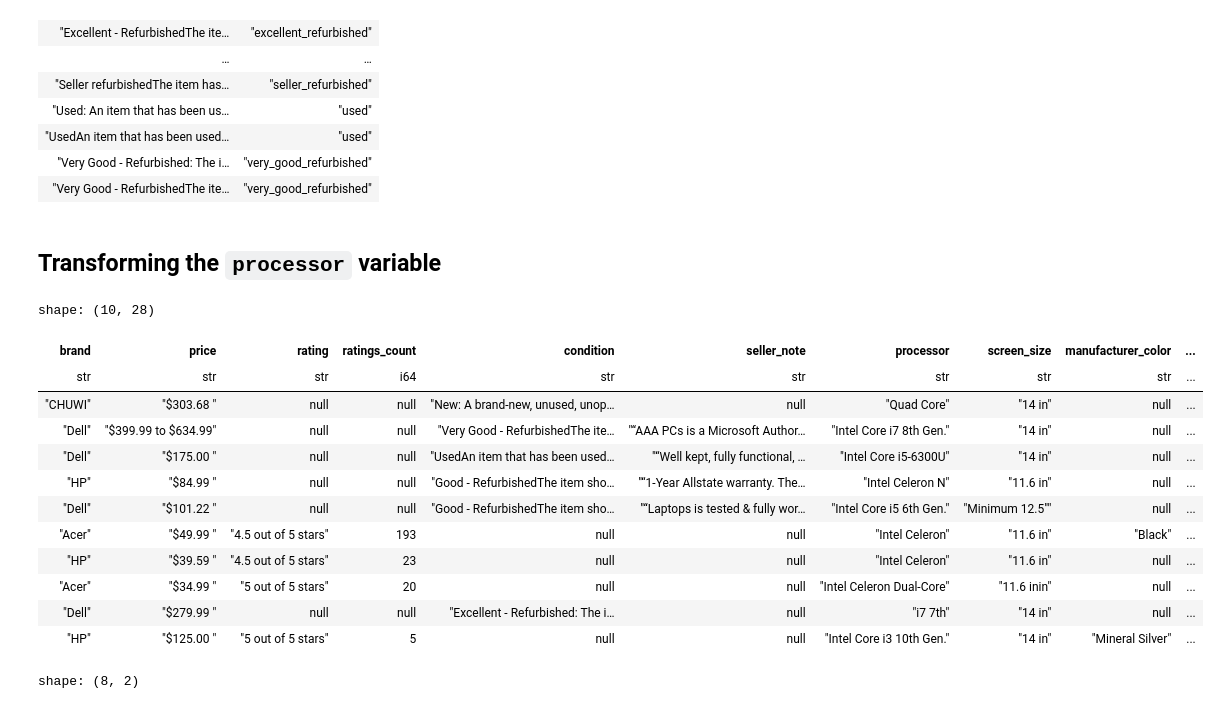
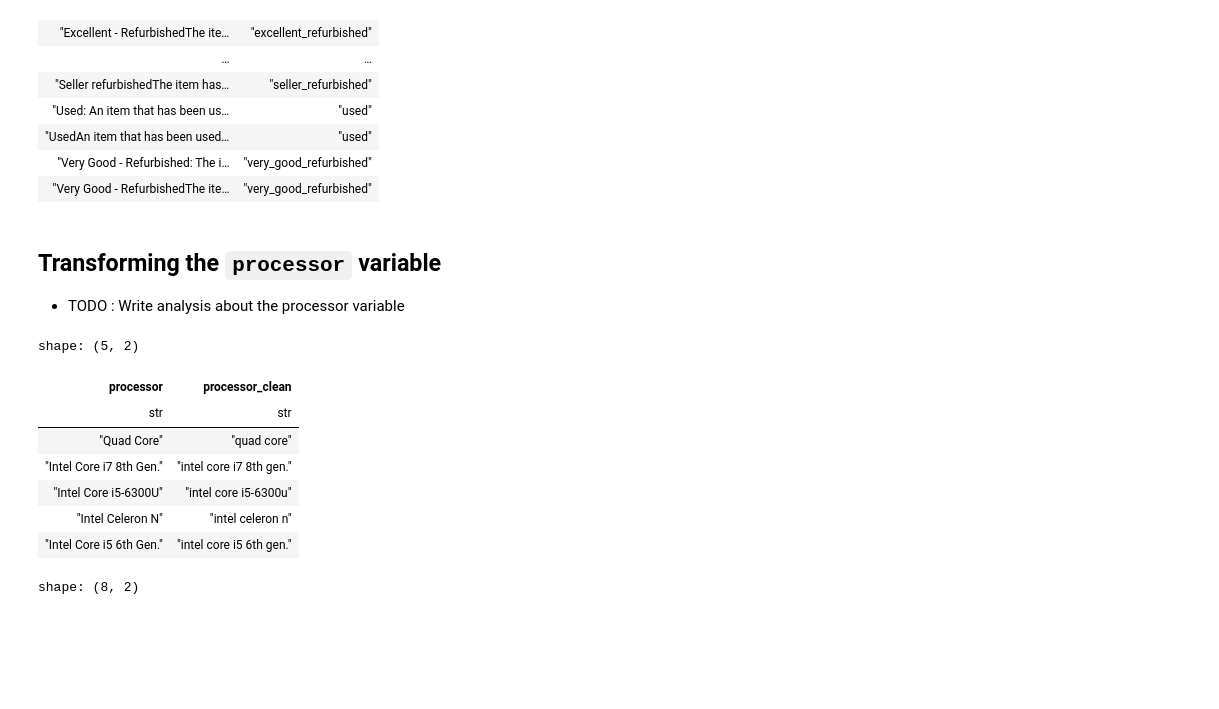
Before and after one commit to jxareas/laptop-price-catboost, a Jupyter notebook: notebooks/laptop_data_cleansing.ipynb, the cells around one changed output. Drawn from its saved outputs; the diff is of its cells as text; code cells hidden in the pictures; blank space fills up the shorter version.

```diff
--- a/notebooks/laptop_data_cleansing.ipynb
+++ b/notebooks/laptop_data_cleansing.ipynb
@@ -121,0 +159,26 @@ Observations:
+# %%
+top_brands = df.filter(pl.col('brand_clean').ne('unknown')) \
+    .group_by('brand_clean') \
+    .agg(pl.len().alias('count')) \
+    .sort('count', descending=True) \
+    .head(5) \
+    .select('brand_clean') \
+    .to_series()
+
+
+is_a_top_brand_string_pattern = "|".join(re.escape(color) for color in top_brands + '_')
+
+def return_actual_brand_from_string(string, brand_list=top_brands):
+    for brand in brand_list:
+        if brand + '_' in string:
+            return brand
+    return string
+
+df = df.with_columns(
+    pl.when(
+        pl.col('brand_clean').str.contains(is_a_top_brand_string_pattern) &
+        ~pl.col('brand_clean').str.contains('_or_')
+    ).then(pl.col('brand_clean').map_elements(return_actual_brand_from_string, return_dtype=pl.Utf8))
+    .otherwise(pl.col('brand_clean'))
+    .alias('brand_clean')
+)
@@ -338,37 +426,36 @@ shape: (18, 2)
 | "Very Good - RefurbishedThe ite… | "very_good_refurbished" |
 # %% [markdown]
 ## Transforming the `processor` variable
+
+- TODO : Write analysis about the processor variable
 # %%
 processor_replace_map = {
     '?': 'unknown',
     'none': 'unknown',
     'no': 'unknown',
     '^?': 'unknown',
     'does not apply': 'not_applicable'
 }
 
 df = df.with_columns(
     pl.col('processor')
     .str.to_lowercase()
     .replace(processor_replace_map)
     .alias('processor_clean')
 )
 
-df.head(n=10)
+df.select(
+    'processor', 'processor_clean'
+).head()
 # %% [output]
-shape: (10, 28)
+shape: (5, 2)
-| brand | price | rating | ratings_count | condition | seller_note | processor | screen_size | manufacturer_color | ... |
-| str | str | str | i64 | str | str | str | str | str | ... |
-| "CHUWI" | "$303.68 " | null | null | "New: A brand-new, unused, unop… | null | "Quad Core" | "14 in" | null | ... |
-| "Dell" | "$399.99 to $634.99" | null | null | "Very Good - RefurbishedThe ite… | "“AAA PCs is a Microsoft Author… | "Intel Core i7 8th Gen." | "14 in" | null | ... |
-| "Dell" | "$175.00 " | null | null | "UsedAn item that has been used… | "“Well kept, fully functional, … | "Intel Core i5-6300U" | "14 in" | null | ... |
-| "HP" | "$84.99 " | null | null | "Good - RefurbishedThe item sho… | "“1-Year Allstate warranty. The… | "Intel Celeron N" | "11.6 in" | null | ... |
-| "Dell" | "$101.22 " | null | null | "Good - RefurbishedThe item sho… | "“Laptops is tested & fully wor… | "Intel Core i5 6th Gen." | "Minimum 12.5"" | null | ... |
-| "Acer" | "$49.99 " | "4.5 out of 5 stars" | 193 | null | null | "Intel Celeron" | "11.6 in" | "Black" | ... |
-| "HP" | "$39.59 " | "4.5 out of 5 stars" | 23 | null | null | "Intel Celeron" | "11.6 in" | null | ... |
-| "Acer" | "$34.99 " | "5 out of 5 stars" | 20 | null | null | "Intel Celeron Dual-Core" | "11.6 inin" | null | ... |
-| "Dell" | "$279.99 " | null | null | "Excellent - Refurbished: The i… | null | "i7 7th" | "14 in" | null | ... |
-| "HP" | "$125.00 " | "5 out of 5 stars" | 5 | null | null | "Intel Core i3 10th Gen." | "14 in" | "Mineral Silver" | ... |
+| processor | processor_clean |
+| str | str |
+| "Quad Core" | "quad core" |
+| "Intel Core i7 8th Gen." | "intel core i7 8th gen." |
+| "Intel Core i5-6300U" | "intel core i5-6300u" |
+| "Intel Celeron N" | "intel celeron n" |
+| "Intel Core i5 6th Gen." | "intel core i5 6th gen." |
 # %%
 # Taking a look at unique `processor` with their respective `processor_clean` variables
 df.select([
```
Also changed, not shown: parts of 14 cells of this notebook, 1 other file.
